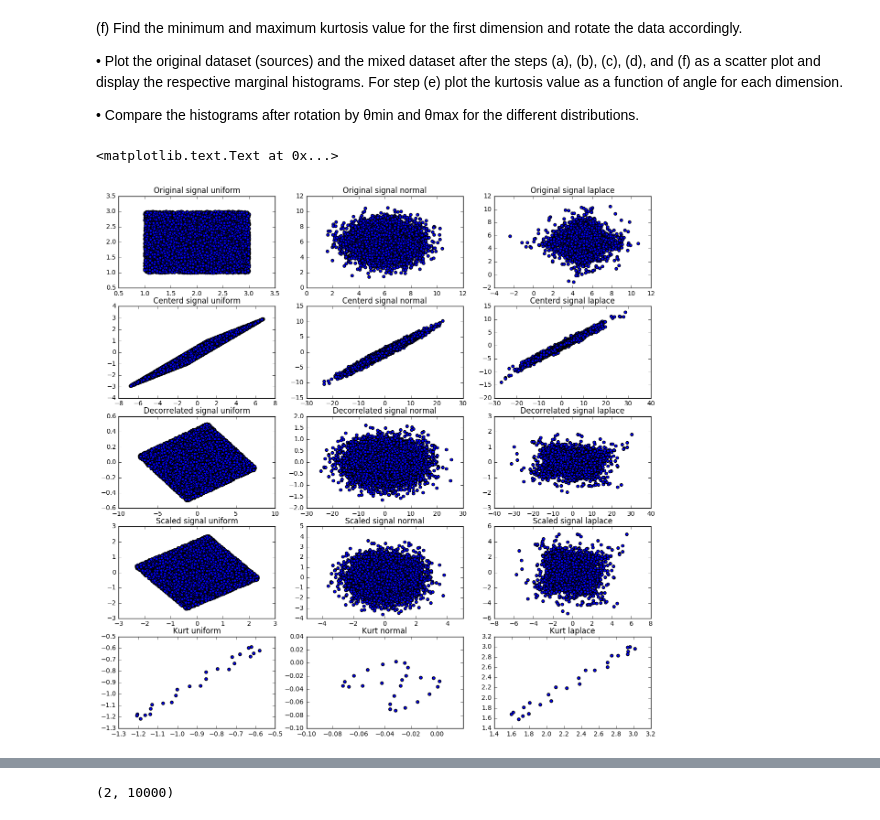
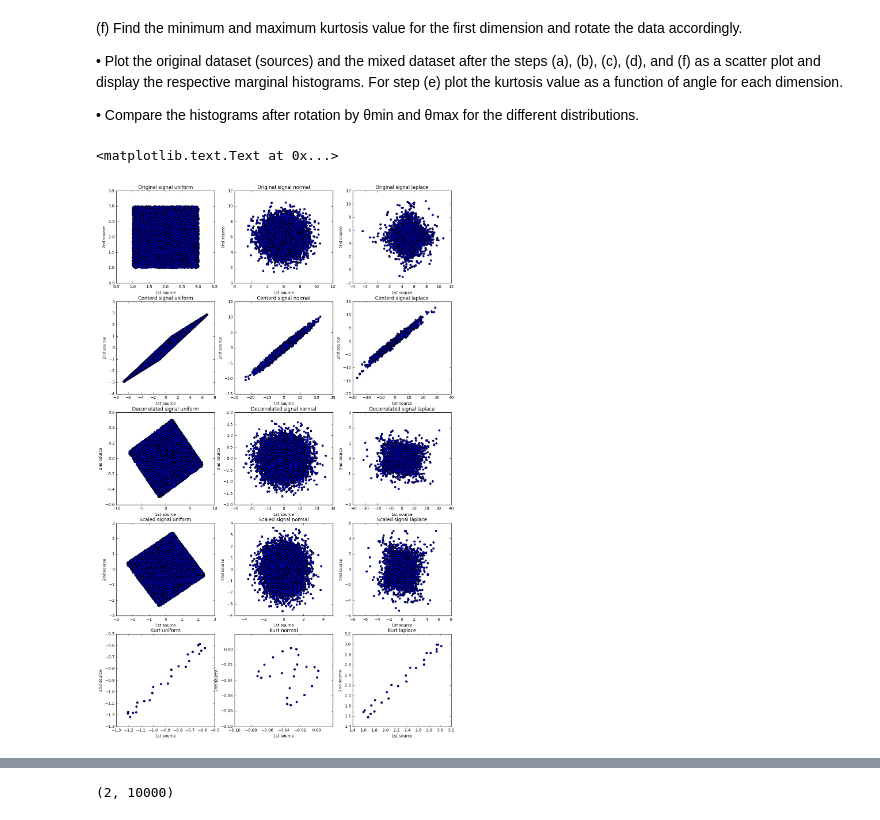
Before and after one commit to feifeizhuge/mi2, a Jupyter notebook: ex06/sheet06.ipynb, the cells around one changed output, grey strips where cells are left out. Drawn from its saved outputs; the diff is of its cells as text; code cells hidden in the pictures.

```diff
--- a/ex06/sheet06.ipynb
+++ b/ex06/sheet06.ipynb
@@ -461,70 +461,100 @@ for t in range(len(tharr)):
 
 • Compare the histograms after rotation by θmin and θmax for the different distributions.
 # %%
-plt.figure(figsize=(15,15))
+plt.figure(figsize=(15,24))
 
 plt.subplot(5,3,1)
 plt.scatter(suni[0],suni[1])
 plt.title('Original signal uniform')
+plt.xlabel('1st source')
+plt.ylabel('2nd source')
 
 plt.subplot(5,3,2)
 plt.scatter(snom[0],snom[1])
 plt.title('Original signal normal')
+plt.xlabel('1st source')
+plt.ylabel('2nd source')
 
 plt.subplot(5,3,3)
 plt.scatter(slap[0],slap[1])
 plt.title('Original signal laplace')
+plt.xlabel('1st source')
+plt.ylabel('2nd source')
 
 plt.subplot(5,3,4)
 plt.scatter(xunic[0],xunic[1])
 plt.title('Centerd signal uniform')
+plt.xlabel('1st source')
+plt.ylabel('2nd source')
 
 plt.subplot(5,3,5)
 plt.scatter(xnomc[0],xnomc[1])
 plt.title('Centerd signal normal')
+plt.xlabel('1st source')
+plt.ylabel('2nd source')
 
 plt.subplot(5,3,6)
 plt.scatter(xlapc[0],xlapc[1])
 plt.title('Centerd signal laplace')
+plt.xlabel('1st source')
+plt.ylabel('2nd source')
 
 plt.subplot(5,3,7)
 plt.scatter(unideco[0],unideco[1])
 plt.title('Decorrelated signal uniform')
+plt.xlabel('1st source')
+plt.ylabel('2nd source')
 
 plt.subplot(5,3,8)
 plt.scatter(nomdeco[0],nomdeco[1])
 plt.title('Decorrelated signal normal')
+plt.xlabel('1st source')
+plt.ylabel('2nd source')
 
 plt.subplot(5,3,9)
 plt.scatter(lapdeco[0],lapdeco[1])
 plt.title('Decorrelated signal laplace')
+plt.xlabel('1st source')
+plt.ylabel('2nd source')
 
 plt.subplot(5,3,10)
 plt.scatter(vuni[0],vuni[1])
 plt.title('Scaled signal uniform')
+plt.xlabel('1st source')
+plt.ylabel('2nd source')
 
 plt.subplot(5,3,11)
 plt.scatter(vnom[0],vnom[1])
 plt.title('Scaled signal normal')
+plt.xlabel('1st source')
+plt.ylabel('2nd source')
 
 plt.subplot(5,3,12)
 plt.scatter(vlap[0],vlap[1])
 plt.title('Scaled signal laplace')
+plt.xlabel('1st source')
+plt.ylabel('2nd source')
 
 plt.subplot(5,3,13)
 plt.scatter(kurtu[:,0],kurtu[:,1])
 plt.title('Kurt uniform')
+plt.xlabel('1st source')
+plt.ylabel('2nd source')
 
 plt.subplot(5,3,14)
 plt.scatter(kurtn[:,0],kurtn[:,1])
 plt.title('Kurt normal')
+plt.xlabel('1st source')
+plt.ylabel('2nd source')
 
 plt.subplot(5,3,15)
 plt.scatter(kurtl[:,0],kurtl[:,1])
 plt.title('Kurt laplace')
+plt.xlabel('1st source')
+plt.ylabel('2nd source')
 # %% [output]
 <matplotlib.text.Text at 0x...>
-[figure, old version]
+[figure, new version]
 # %%
 print("Max kurt for 1st dim of uniform = ", np.max(kurtu[:,0]))
 print("when theta = ", tharr[np.argmax(kurtu[:,0])])
```
Also changed, not shown: parts of 7 cells of this notebook.
